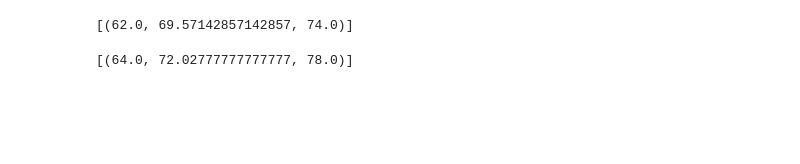
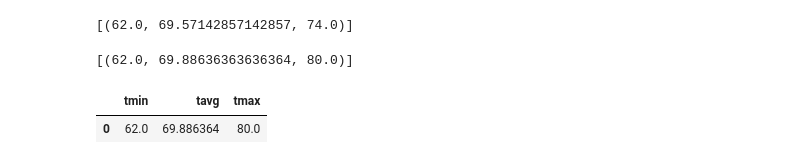
Before and after one commit to njokuann/sqlalchemy-challenge, a Jupyter notebook: Climate analysis.ipynb, the cells around one changed output. Drawn from its saved outputs; the diff is of its cells as text; code cells hidden in the pictures; blank space fills up the shorter version.

```diff
--- a/Climate analysis.ipynb
+++ b/Climate analysis.ipynb
@@ -178,6 +184,13 @@ print(calc_temps('2012-02-28', '2012-03-05'))
 # %% [output]
 [(62.0, 69.57142857142857, 74.0)]
 # %%
-print(calc_temps('2017-02-28', '2017-03-05'))
+certain_temp = calc_temps('2016-02-28', '2016-03-05')
+certain_temp
 # %% [output]
-[(64.0, 72.02777777777777, 78.0)]
+[(62.0, 69.88636363636364, 80.0)]
+# %%
+certain_temp_df = pd.DataFrame(data=certain_temp, columns=['tmin', 'tavg', 'tmax'])
+certain_temp_df
+# %% [output]
+|  | tmin | tavg | tmax |
+| 0 | 62.0 | 69.886364 | 80.0 |
```
Also changed, not shown: parts of 18 cells of this notebook, 3 other files.
